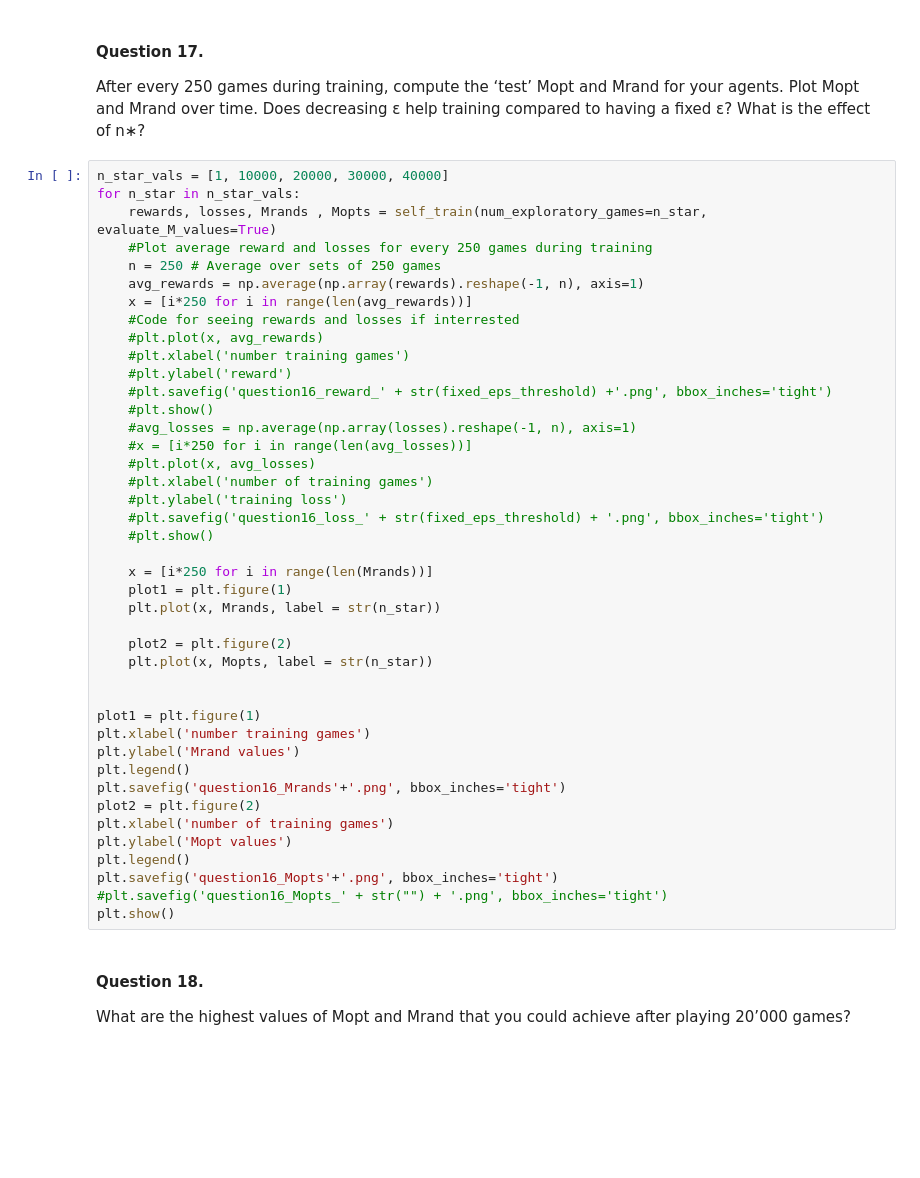
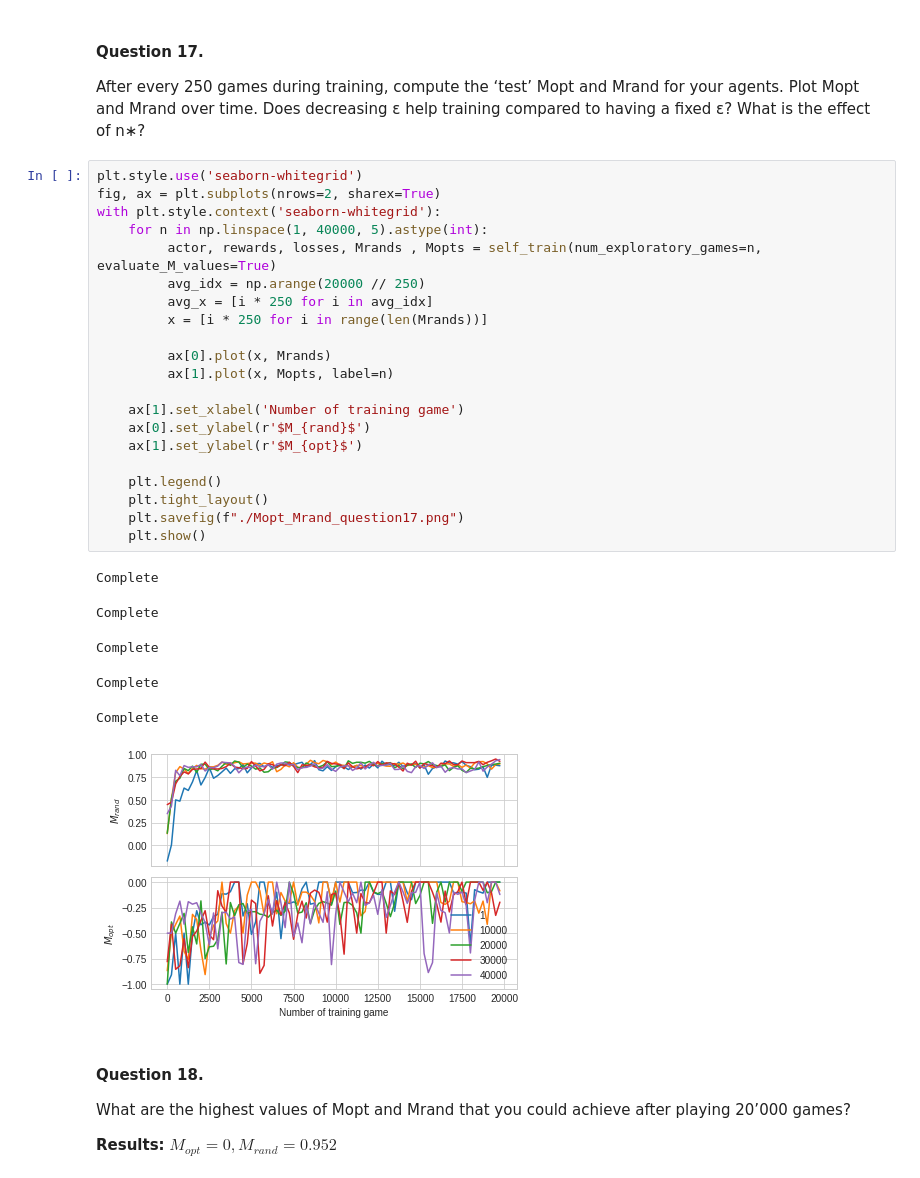
Before and after one commit to Gianniii/CS-456-Artificial-Neural-Network-Miniproject, a Jupyter notebook: tic_tac_toe.ipynb, the cells around one changed output. Saved outputs shown, nothing was run; the diff lists cells and outputs as text; blank space fills up the shorter version.

```diff
--- a/tic_tac_toe.ipynb
+++ b/tic_tac_toe.ipynb
@@ -1522,49 +1724,37 @@ Complete
 #### Question 17.
 
 After every 250 games during training, compute the ‘test’ Mopt and Mrand for your agents. Plot Mopt and Mrand over time. Does decreasing ε help training compared to having a fixed ε? What is the effect of n∗?
-# %%
-n_star_vals = [1, 10000, 20000, 30000, 40000]
-for n_star in n_star_vals:
-    rewards, losses, Mrands , Mopts = self_train(num_exploratory_games=n_star, evaluate_M_values=True)
-    #Plot average reward and losses for every 250 games during training
-    n = 250 # Average over sets of 250 games
-    avg_rewards = np.average(np.array(rewards).reshape(-1, n), axis=1)
-    x = [i*250 for i in range(len(avg_rewards))]
-    #Code for seeing rewards and losses if interrested
-    #plt.plot(x, avg_rewards)
-    #plt.xlabel('number training games')
-    #plt.ylabel('reward')
-    #plt.savefig('question16_reward_' + str(fixed_eps_threshold) +'.png', bbox_inches='tight')
-    #plt.show()
-    #avg_losses = np.average(np.array(losses).reshape(-1, n), axis=1)
-    #x = [i*250 for i in range(len(avg_losses))]
-    #plt.plot(x, avg_losses)
-    #plt.xlabel('number of training games')
-    #plt.ylabel('training loss')
-    #plt.savefig('question16_loss_' + str(fixed_eps_threshold) + '.png', bbox_inches='tight')
-    #plt.show()
-
-    x = [i*250 for i in range(len(Mrands))]
-    plot1 = plt.figure(1)
-    plt.plot(x, Mrands, label = str(n_star))
-
-    plot2 = plt.figure(2)
-    plt.plot(x, Mopts, label = str(n_star))
-
-
-plot1 = plt.figure(1)
-plt.xlabel('number training games')
-plt.ylabel('Mrand values')
-plt.legend()
-plt.savefig('question16_Mrands'+'.png', bbox_inches='tight')
-plot2 = plt.figure(2)
-plt.xlabel('number of training games')
-plt.ylabel('Mopt values')
-plt.legend()
-plt.savefig('question16_Mopts'+'.png', bbox_inches='tight')
-#plt.savefig('question16_Mopts_' + str("") + '.png', bbox_inches='tight')
-plt.show()
+# %%
+plt.style.use('seaborn-whitegrid')
+fig, ax = plt.subplots(nrows=2, sharex=True)
+with plt.style.context('seaborn-whitegrid'):
+    for n in np.linspace(1, 40000, 5).astype(int):
+         actor, rewards, losses, Mrands , Mopts = self_train(num_exploratory_games=n, evaluate_M_values=True)
+         avg_idx = np.arange(20000 // 250)
+         avg_x = [i * 250 for i in avg_idx]
+         x = [i * 250 for i in range(len(Mrands))]
+
+         ax[0].plot(x, Mrands)
+         ax[1].plot(x, Mopts, label=n)
+
+    ax[1].set_xlabel('Number of training game')
+    ax[0].set_ylabel(r'$M_{rand}$')
+    ax[1].set_ylabel(r'$M_{opt}$')
+
+    plt.legend()
+    plt.tight_layout()
+    plt.savefig(f"./Mopt_Mrand_question17.png")
+    plt.show()
+# %% [output]
+Complete
+Complete
+Complete
+Complete
+Complete
+[figure, added]
 # %% [markdown]
 #### Question 18.
 What are the highest values of Mopt and Mrand that you could achieve after playing 20’000 games?
+
+**Results:** $M_{opt} = 0, M_{rand}=0.952$
 # %% [markdown]
```
Also changed, not shown: parts of 24 cells of this notebook.
